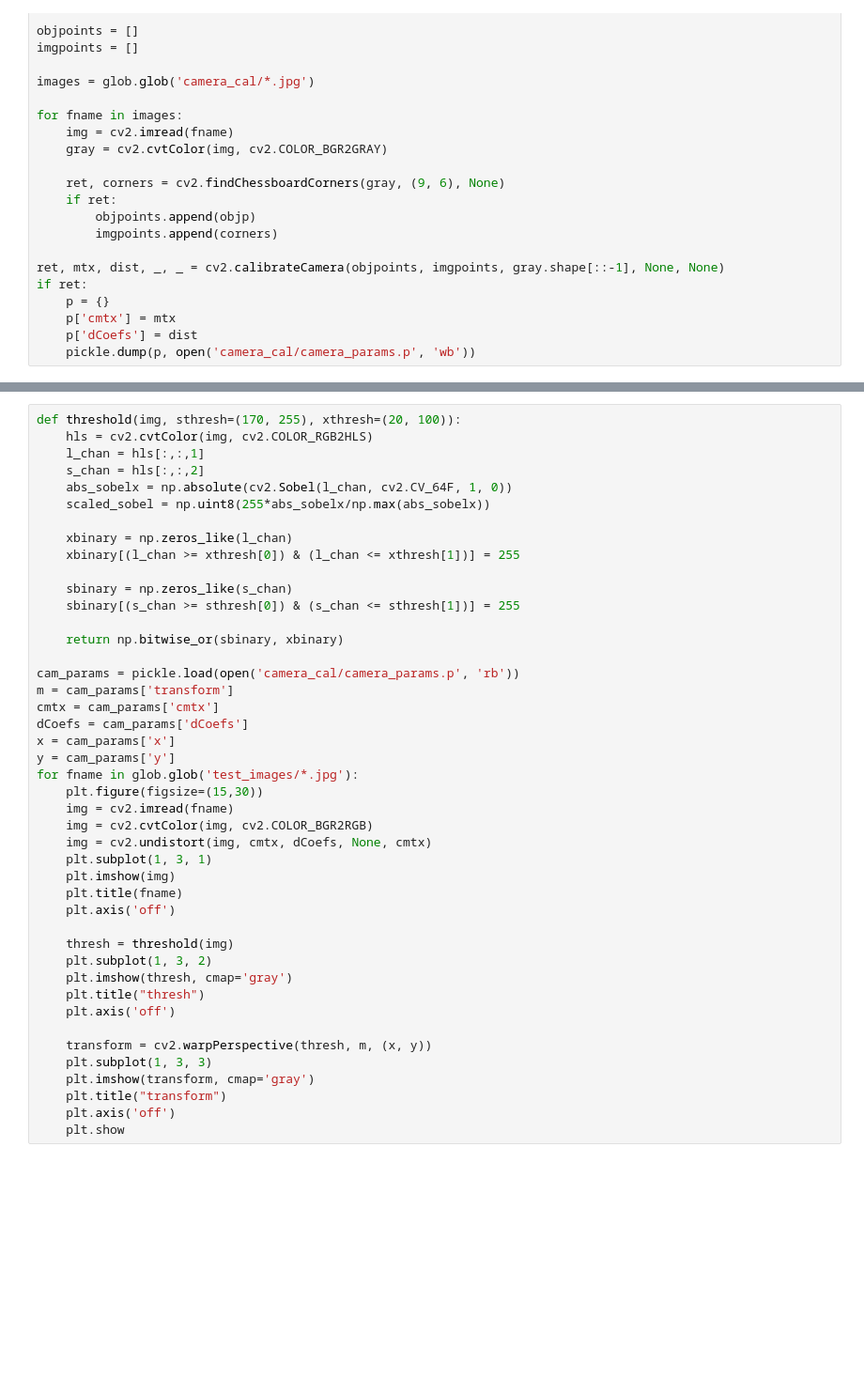
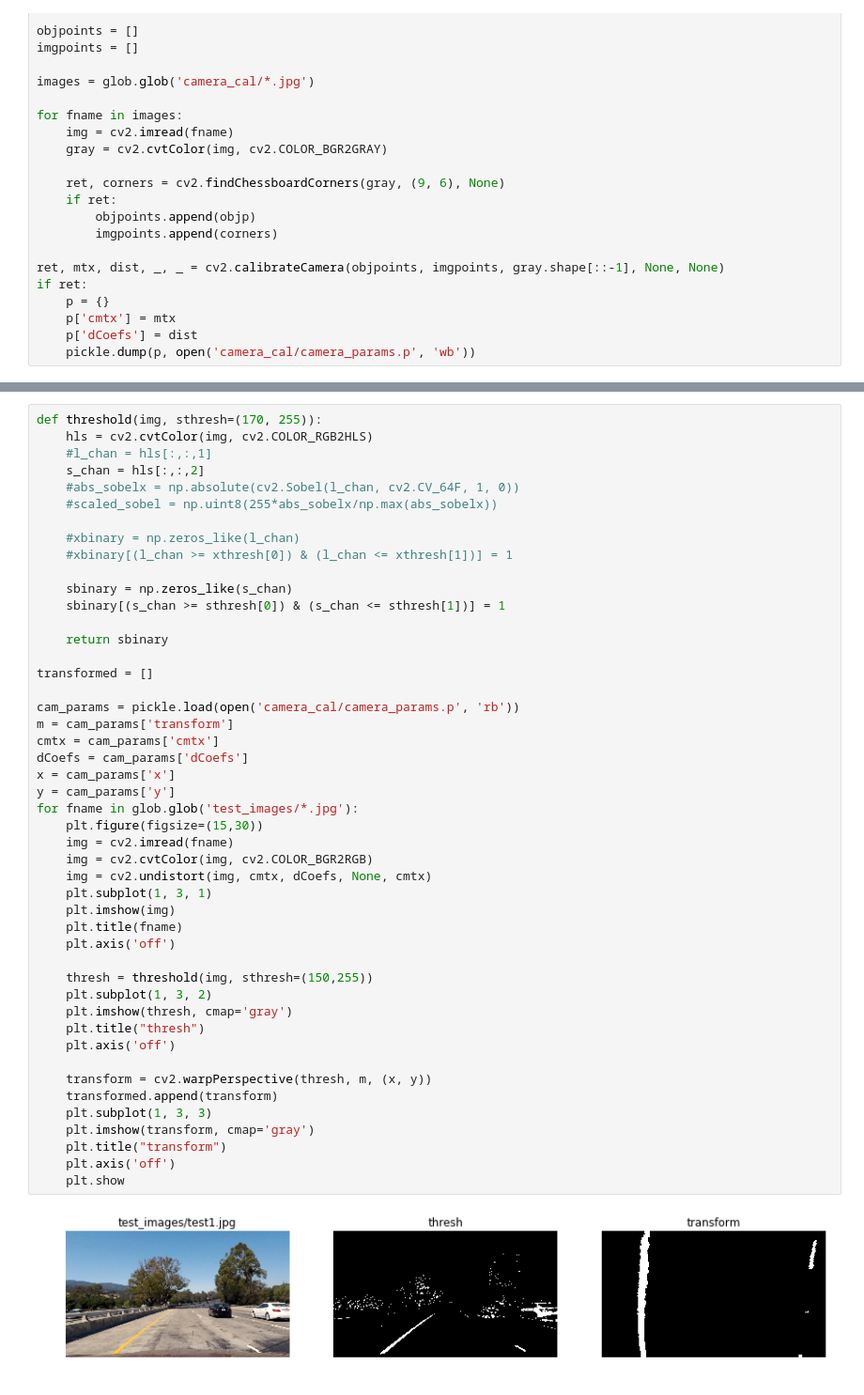
Before and after one commit to p-tricky/AdvancedLaneLines, a Jupyter notebook: AdvancedLaneLines.ipynb, the cells around one changed output, grey strips where cells are left out. Shown at 94% size. Drawn from its saved outputs; the diff is of its cells as text; blank space fills up the shorter version.

```diff
--- a/AdvancedLaneLines.ipynb
+++ b/AdvancedLaneLines.ipynb
@@ -82,44 +82,49 @@ pickle.dump(cam_params, open('camera_cal/camera_params.p', 'wb'))
 # %%
-def threshold(img, sthresh=(170, 255), xthresh=(20, 100)):
+def threshold(img, sthresh=(170, 255)):
     hls = cv2.cvtColor(img, cv2.COLOR_RGB2HLS)
-    l_chan = hls[:,:,1]
+    #l_chan = hls[:,:,1]
     s_chan = hls[:,:,2]
-    abs_sobelx = np.absolute(cv2.Sobel(l_chan, cv2.CV_64F, 1, 0))
-    scaled_sobel = np.uint8(255*abs_sobelx/np.max(abs_sobelx))
+    #abs_sobelx = np.absolute(cv2.Sobel(l_chan, cv2.CV_64F, 1, 0))
+    #scaled_sobel = np.uint8(255*abs_sobelx/np.max(abs_sobelx))
 
-    xbinary = np.zeros_like(l_chan)
-    xbinary[(l_chan >= xthresh[0]) & (l_chan <= xthresh[1])] = 255
+    #xbinary = np.zeros_like(l_chan)
+    #xbinary[(l_chan >= xthresh[0]) & (l_chan <= xthresh[1])] = 1
 
     sbinary = np.zeros_like(s_chan)
-    sbinary[(s_chan >= sthresh[0]) & (s_chan <= sthresh[1])] = 255
+    sbinary[(s_chan >= sthresh[0]) & (s_chan <= sthresh[1])] = 1
 
-    return np.bitwise_or(sbinary, xbinary)
+    return sbinary
+
+transformed = []
 
 cam_params = pickle.load(open('camera_cal/camera_params.p', 'rb'))
 m = cam_params['transform']
 cmtx = cam_params['cmtx']
 dCoefs = cam_params['dCoefs']
 x = cam_params['x']
 y = cam_params['y']
 for fname in glob.glob('test_images/*.jpg'):
     plt.figure(figsize=(15,30))
     img = cv2.imread(fname)
     img = cv2.cvtColor(img, cv2.COLOR_BGR2RGB)
     img = cv2.undistort(img, cmtx, dCoefs, None, cmtx)
     plt.subplot(1, 3, 1)
     plt.imshow(img)
     plt.title(fname)
     plt.axis('off')
 
-    thresh = threshold(img)
+    thresh = threshold(img, sthresh=(150,255))
     plt.subplot(1, 3, 2)
     plt.imshow(thresh, cmap='gray')
     plt.title("thresh")
     plt.axis('off')
 
     transform = cv2.warpPerspective(thresh, m, (x, y))
+    transformed.append(transform)
     plt.subplot(1, 3, 3)
     plt.imshow(transform, cmap='gray')
     plt.title("transform")
     plt.axis('off')
     plt.show
+# %% [output]
+[figure, added]
```
Also changed, not shown: parts of 4 cells of this notebook.
